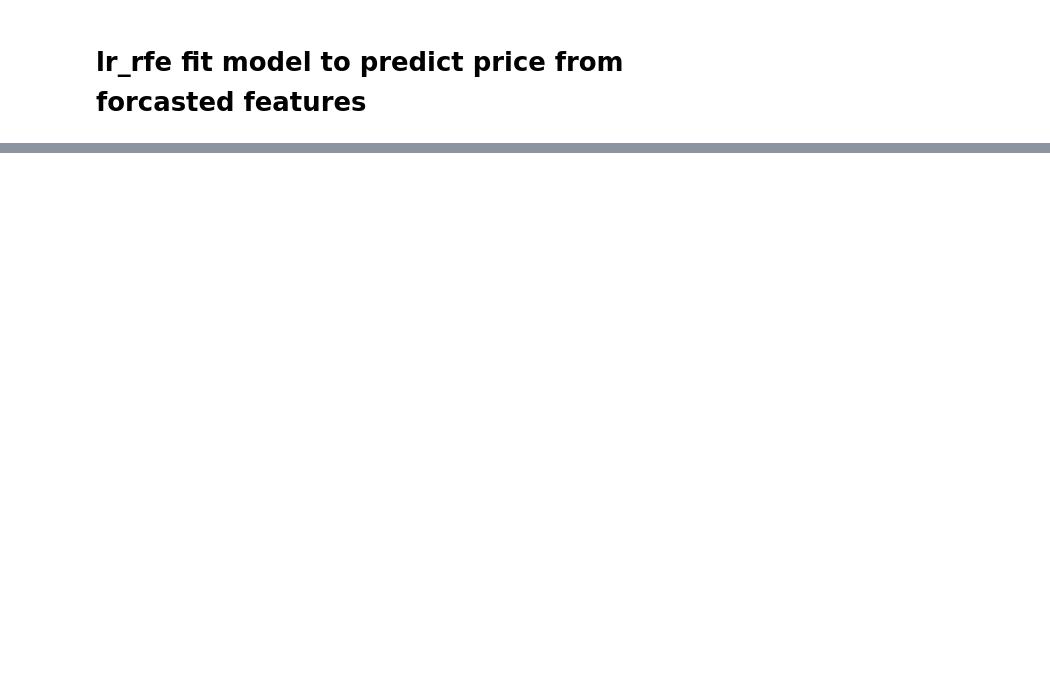
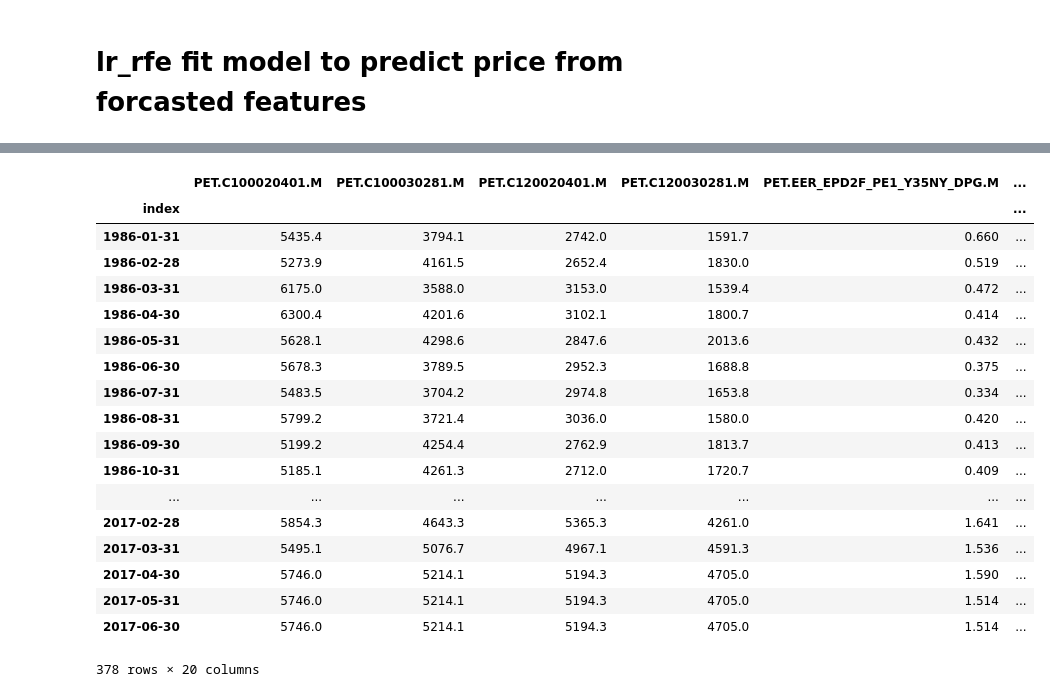
Before and after one commit to limitup/Chipy_Mentorship, a Jupyter notebook: feature_reduction.ipynb, the cells around one changed output, grey strips where cells are left out. Cells and saved outputs as stored; diff of their text form; code cells hidden in the pictures; blank space fills up the shorter version.

```diff
--- a/feature_reduction.ipynb
+++ b/feature_reduction.ipynb
@@ -461,0 +587,22 @@ Freq: M, Name: Prediction, dtype: float64
+# %%
+results_rfe
+# %% [output]
+|  | PET.C100020401.M | PET.C100030281.M | PET.C120020401.M | PET.C120030281.M | PET.EER_EPD2F_PE1_Y35NY_DPG.M | ... |
+| index |  |  |  |  |  | ... |
+| 1986-01-31 | 5435.4 | 3794.1 | 2742.0 | 1591.7 | 0.660 | ... |
+| 1986-02-28 | 5273.9 | 4161.5 | 2652.4 | 1830.0 | 0.519 | ... |
+| 1986-03-31 | 6175.0 | 3588.0 | 3153.0 | 1539.4 | 0.472 | ... |
+| 1986-04-30 | 6300.4 | 4201.6 | 3102.1 | 1800.7 | 0.414 | ... |
+| 1986-05-31 | 5628.1 | 4298.6 | 2847.6 | 2013.6 | 0.432 | ... |
+| 1986-06-30 | 5678.3 | 3789.5 | 2952.3 | 1688.8 | 0.375 | ... |
+| 1986-07-31 | 5483.5 | 3704.2 | 2974.8 | 1653.8 | 0.334 | ... |
+| 1986-08-31 | 5799.2 | 3721.4 | 3036.0 | 1580.0 | 0.420 | ... |
+| 1986-09-30 | 5199.2 | 4254.4 | 2762.9 | 1813.7 | 0.413 | ... |
+| 1986-10-31 | 5185.1 | 4261.3 | 2712.0 | 1720.7 | 0.409 | ... |
+| ... | ... | ... | ... | ... | ... | ... |
+| 2017-02-28 | 5854.3 | 4643.3 | 5365.3 | 4261.0 | 1.641 | ... |
+| 2017-03-31 | 5495.1 | 5076.7 | 4967.1 | 4591.3 | 1.536 | ... |
+| 2017-04-30 | 5746.0 | 5214.1 | 5194.3 | 4705.0 | 1.590 | ... |
+| 2017-05-31 | 5746.0 | 5214.1 | 5194.3 | 4705.0 | 1.514 | ... |
+| 2017-06-30 | 5746.0 | 5214.1 | 5194.3 | 4705.0 | 1.514 | ... |
+378 rows × 20 columns
```
Also changed, not shown: parts of 10 cells of this notebook.
